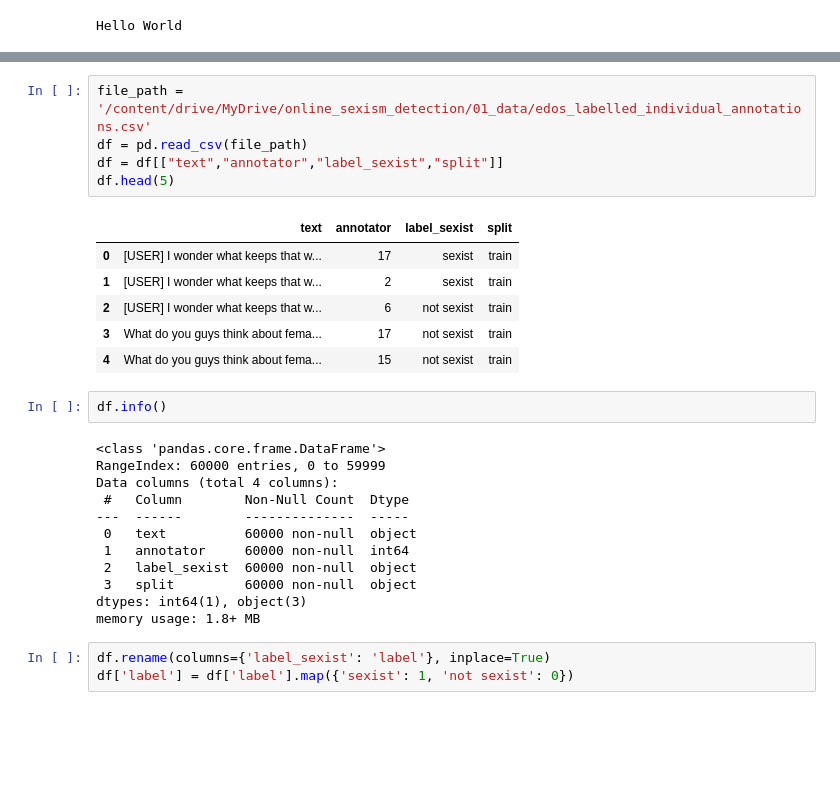
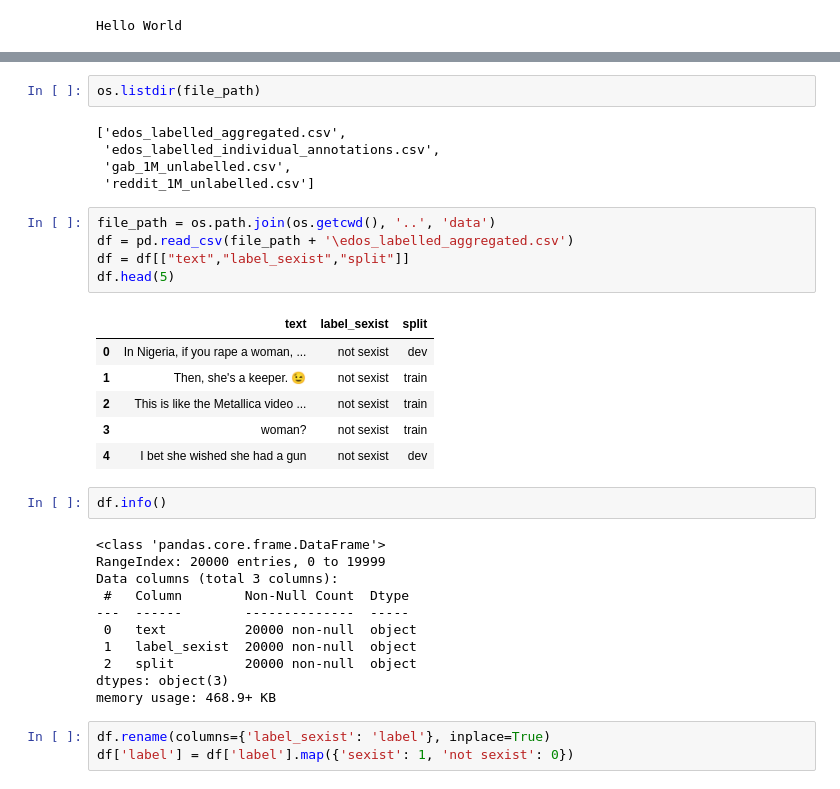
Before and after one commit to SvenGerloff/online_sexism_detection, a Jupyter notebook: milestone_1/00_data_preparation.ipynb, the cells around one changed output, grey strips where cells are left out. Cells and saved outputs as stored; diff of their text form; blank space fills up the shorter version.

```diff
--- a/milestone_1/00_data_preparation.ipynb
+++ b/milestone_1/00_data_preparation.ipynb
@@ -38,29 +27,35 @@ INFO:stanza:Finished downloading models and saved to /root/stanza_resources
+# %%
+os.listdir(file_path)
+# %% [output]
+['edos_labelled_aggregated.csv',
+ 'edos_labelled_individual_annotations.csv',
+ 'gab_1M_unlabelled.csv',
+ 'reddit_1M_unlabelled.csv']
 # %%
-file_path = '/content/drive/MyDrive/online_sexism_detection/01_data/edos_labelled_individual_annotations.csv'
-df = pd.read_csv(file_path)
-df = df[["text","annotator","label_sexist","split"]]
+file_path = os.path.join(os.getcwd(), '..', 'data')
+df = pd.read_csv(file_path + '\edos_labelled_aggregated.csv')
+df = df[["text","label_sexist","split"]]
 df.head(5)
 # %% [output]
-|  | text | annotator | label_sexist | split |
-| 0 | [USER] I wonder what keeps that w... | 17 | sexist | train |
-| 1 | [USER] I wonder what keeps that w... | 2 | sexist | train |
-| 2 | [USER] I wonder what keeps that w... | 6 | not sexist | train |
-| 3 | What do you guys think about fema... | 17 | not sexist | train |
-| 4 | What do you guys think about fema... | 15 | not sexist | train |
+|  | text | label_sexist | split |
+| 0 | In Nigeria, if you rape a woman, ... | not sexist | dev |
+| 1 | Then, she's a keeper. 😉 | not sexist | train |
+| 2 | This is like the Metallica video ... | not sexist | train |
+| 3 | woman? | not sexist | train |
+| 4 | I bet she wished she had a gun | not sexist | dev |
 # %%
 df.info()
 # %% [output]
 <class 'pandas.core.frame.DataFrame'>
-RangeIndex: 60000 entries, 0 to 59999
-Data columns (total 4 columns):
+RangeIndex: 20000 entries, 0 to 19999
+Data columns (total 3 columns):
  #   Column        Non-Null Count  Dtype
 ---  ------        --------------  -----
- 0   text          60000 non-null  object
- 1   annotator     60000 non-null  int64
- 2   label_sexist  60000 non-null  object
- 3   split         60000 non-null  object
-dtypes: int64(1), object(3)
-memory usage: 1.8+ MB
+ 0   text          20000 non-null  object
+ 1   label_sexist  20000 non-null  object
+ 2   split         20000 non-null  object
+dtypes: object(3)
+memory usage: 468.9+ KB
 # %%
 df.rename(columns={'label_sexist': 'label'}, inplace=True)
 df['label'] = df['label'].map({'sexist': 1, 'not sexist': 0})
```
Also changed, not shown: parts of 27 cells of this notebook, 1 other file.
